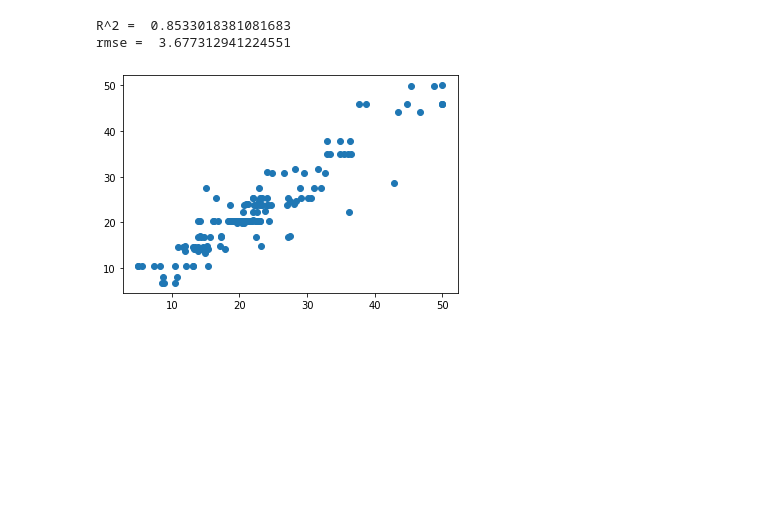
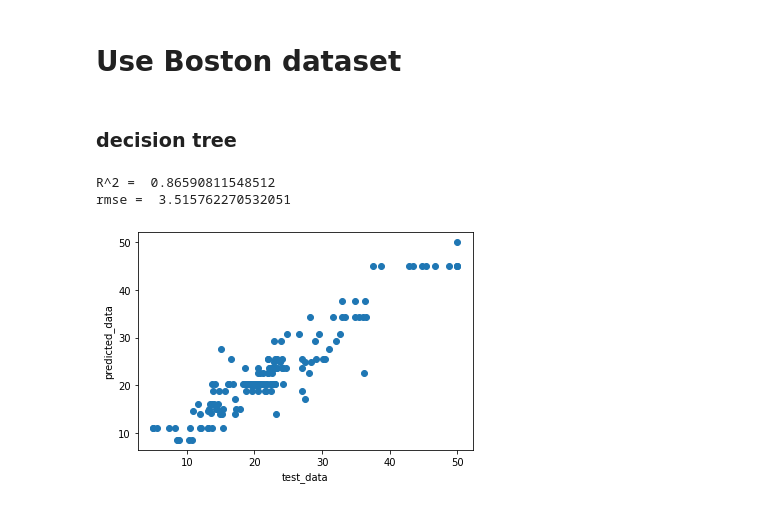
Before and after one commit to asakidaisuke/tree_scratch, a Jupyter notebook: test.ipynb, the cells around one changed output. Cells and saved outputs as stored; diff of their text form; code cells hidden in the pictures; blank space fills up the shorter version.

```diff
--- a/test.ipynb
+++ b/test.ipynb
@@ -11,20 +14,26 @@ import matplotlib.pyplot as plt
+# %% [markdown]
+# Use Boston dataset
 # %%
 boston = load_boston()
 X=boston.data
 y=boston.target
 X_train, X_test, y_train, y_test = train_test_split(X, y, test_size=0.3, random_state=1234)
+# %% [markdown]
+### decision tree
 # %%
-dt = DecisionTreeRegressor(n_min = 10)
+dt = ScratchDecisionTreeRegressor(n_min = 20)
 dt.fit(X_train,y_train)
 pre = dt.predict(X_test)
 rmse = np.sqrt(mean_squared_error(y_test, pre))
 r2 = r2_score(y_test, pre)
 print("R^2 = ", r2)
 print("rmse = ", rmse)
 plt.scatter(y_test,pre)
+plt.xlabel('test_data')
+plt.ylabel('predicted_data')
 plt.show()
 plt.close()
 # %% [output]
-R^2 =  0.8533018381081683
-rmse =  3.677312941224551
+R^2 =  0.86590811548512
+rmse =  3.515762270532051
-[figure, old version]
+[figure, new version]
```
Also changed, not shown: parts of 7 cells of this notebook, 1 other file.
